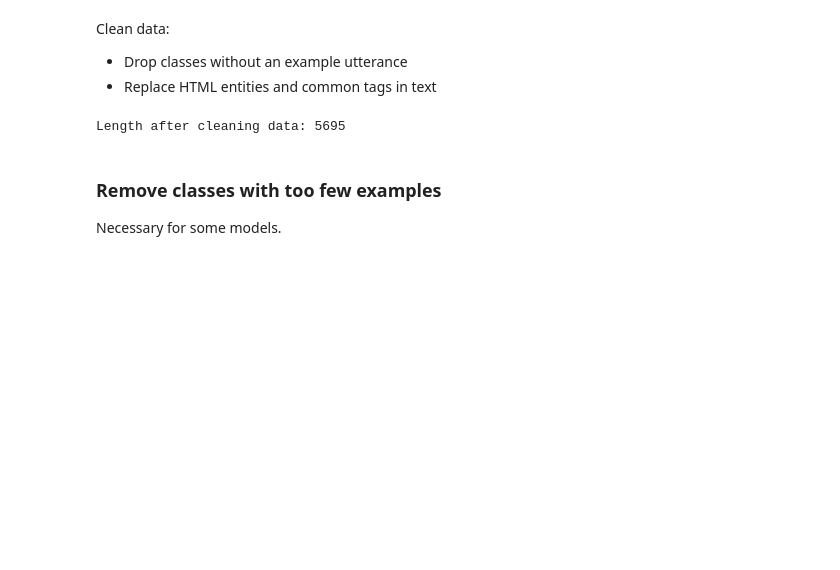
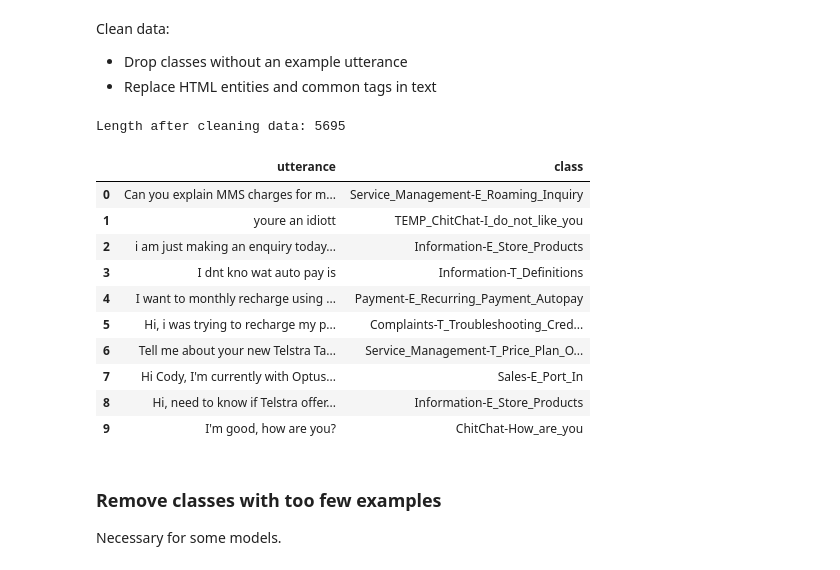
Before and after one commit to markmo/dltemplate, a Jupyter notebook: src/text_classification_benchmarks/notebooks/Short Text Classification.ipynb, the cells around one changed output. Saved outputs shown, nothing was run; the diff lists cells and outputs as text; code cells hidden in the pictures; blank space fills up the shorter version.

```diff
--- a/src/text_classification_benchmarks/notebooks/Short Text Classification.ipynb
+++ b/src/text_classification_benchmarks/notebooks/Short Text Classification.ipynb
@@ -91,6 +91,20 @@ train_df.head()
 # %%
 sample = train_df.apply(lambda row: pd.Series([row['utterance'], classes[row['label']]], index=['utterance', 'class']),
                axis=1)[:10]
+# %%
+sample
+# %% [output]
+|  | utterance | class |
+| 0 | Can you explain MMS charges for m... | Service_Management-E_Roaming_Inquiry |
+| 1 | youre an idiott | TEMP_ChitChat-I_do_not_like_you |
+| 2 | i am just making an enquiry today... | Information-E_Store_Products |
+| 3 | I dnt kno wat auto pay is | Information-T_Definitions |
+| 4 | I want to monthly recharge using ... | Payment-E_Recurring_Payment_Autopay |
+| 5 | Hi, i was trying to recharge my p... | Complaints-T_Troubleshooting_Cred... |
+| 6 | Tell me about your new Telstra Ta... | Service_Management-T_Price_Plan_O... |
+| 7 | Hi Cody, I'm currently with Optus... | Sales-E_Port_In |
+| 8 | Hi, need to know if Telstra offer... | Information-E_Store_Products |
+| 9 | I'm good, how are you? | ChitChat-How_are_you |
 # %%
 sample.to_csv('sample.csv', header=True, index=False)
 # %% [markdown]
```
Also changed, not shown: parts of 1 cell of this notebook, 17 other files.
